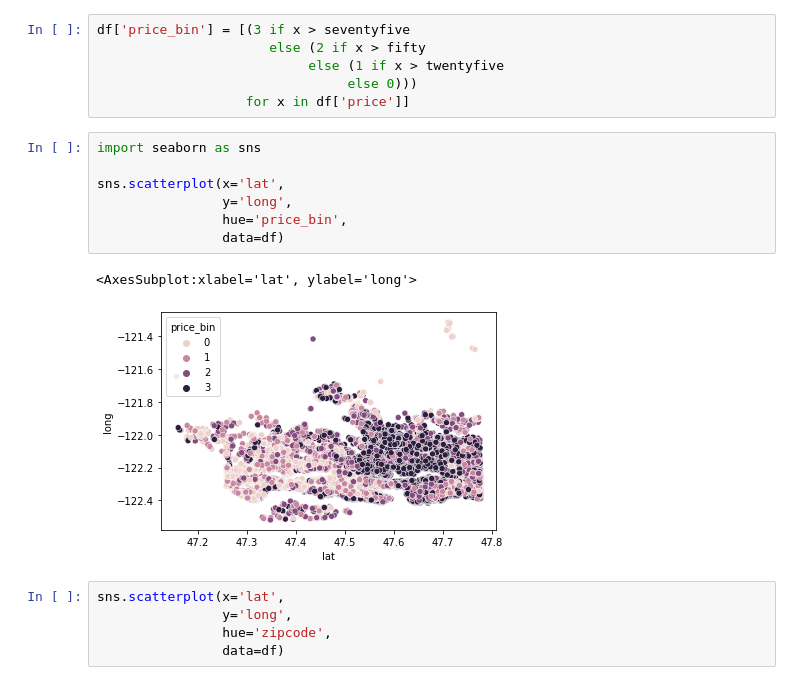
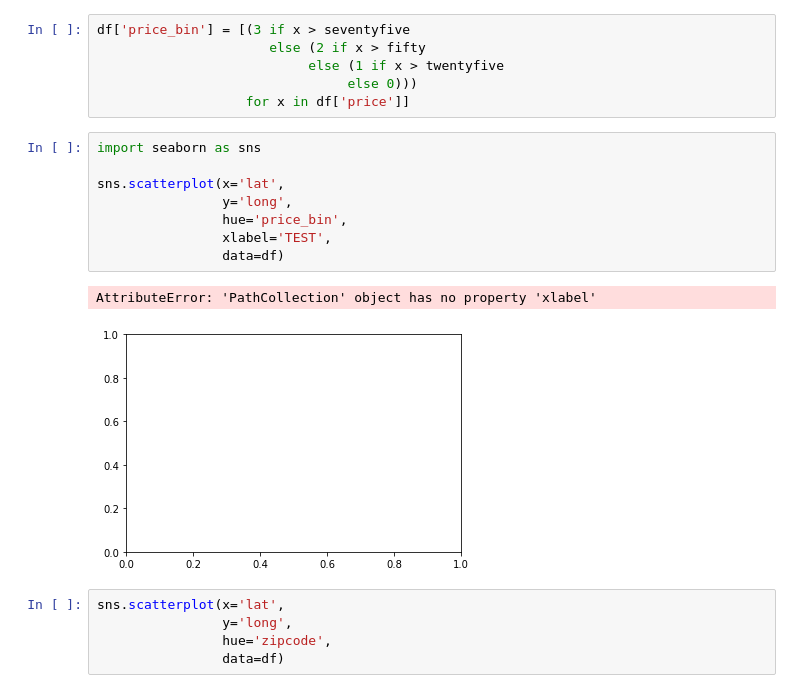
Before and after one commit to danvalen1/KingCounty-Housing, a Jupyter notebook: DAV.ipynb, the cells around one changed output. Saved outputs shown, nothing was run; the diff lists cells and outputs as text.

```diff
--- a/DAV.ipynb
+++ b/DAV.ipynb
@@ -64,13 +73,14 @@ df['price_bin'] = [(3 if x > seventyfive
 # %%
 import seaborn as sns
 
 sns.scatterplot(x='lat',
                 y='long',
                 hue='price_bin',
+                xlabel='TEST',
                 data=df)
 # %% [output]
-<AxesSubplot:xlabel='lat', ylabel='long'>
+AttributeError: 'PathCollection' object has no property 'xlabel'
-[figure, old version]
+[figure, new version]
 # %%
 sns.scatterplot(x='lat',
                 y='long',
```
Also changed, not shown: parts of 16 cells of this notebook, 15 other files.
